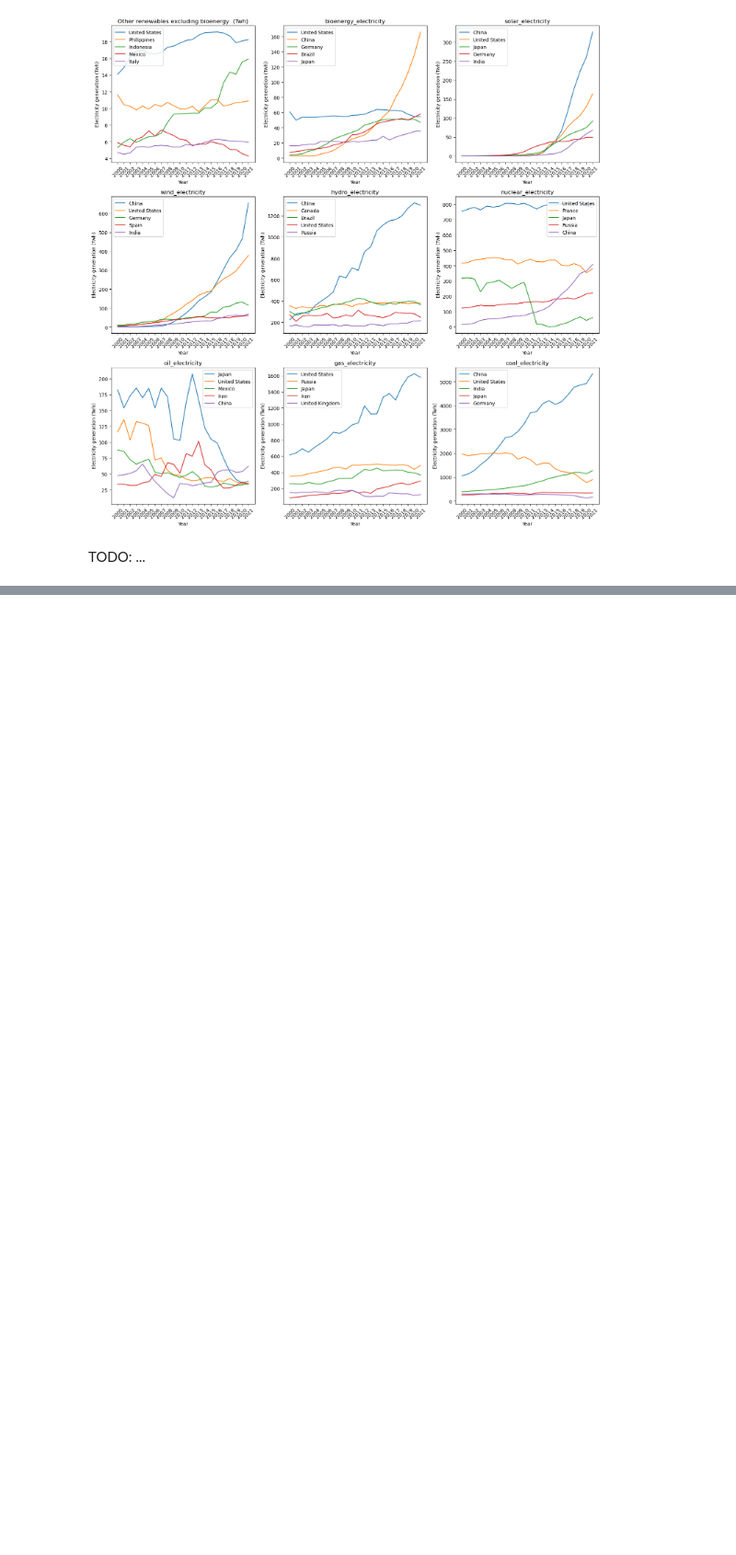
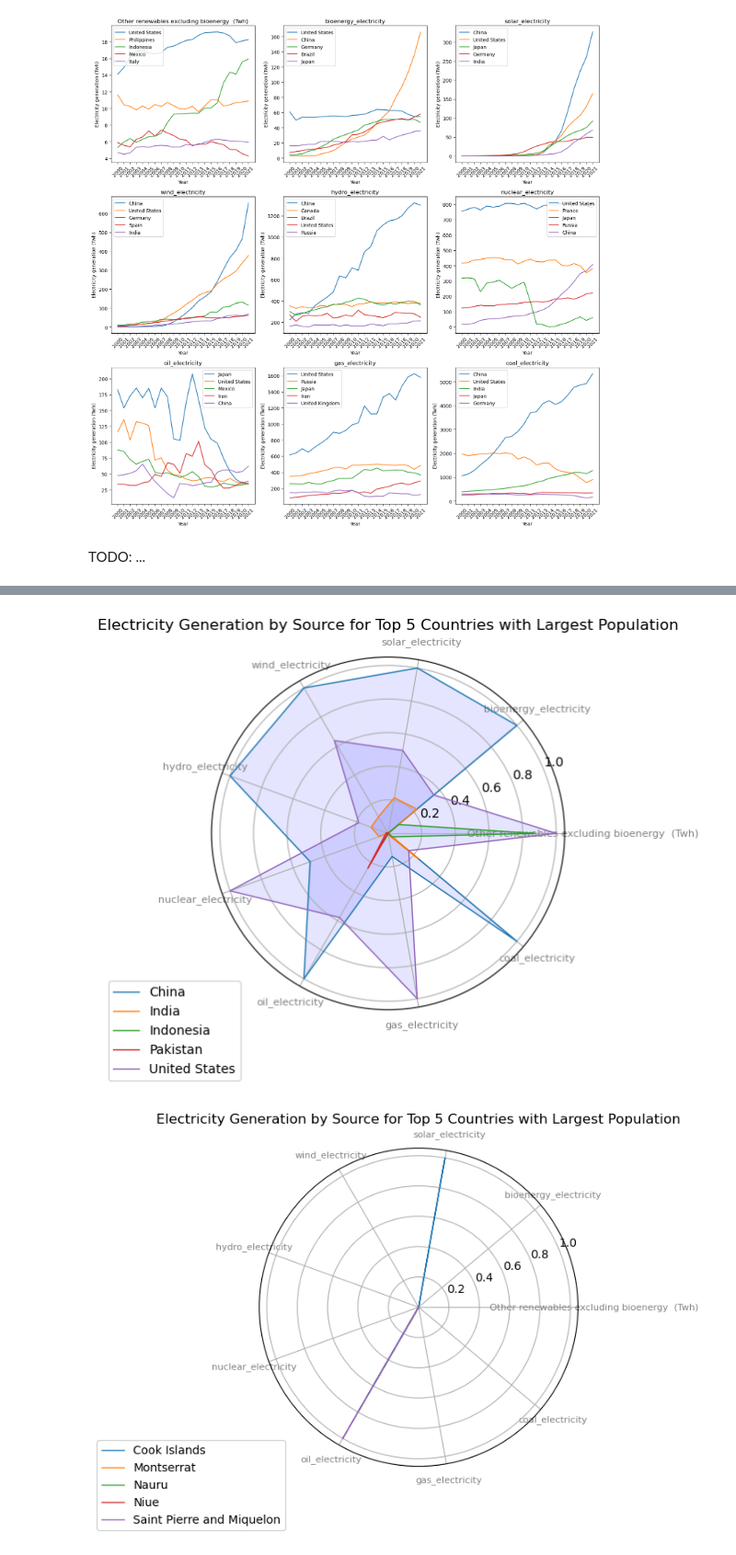
Before and after one commit to phuc-gn/Data-Visualisation-course-HCMUS, a Jupyter notebook: Lab_1/source_codes/notebook.ipynb, the cells around one changed output, grey strips where cells are left out. Shown: that part at 92% size. Drawn from its saved outputs; the diff is of its cells as text; code cells hidden in the pictures; blank space fills up the shorter version.

```diff
--- a/Lab_1/source_codes/notebook.ipynb
+++ b/Lab_1/source_codes/notebook.ipynb
@@ -490,0 +496,4 @@ TODO: ...
+# %%
+top5_largest = raw_df[raw_df['country'].isin(raw_df.groupby('country')['population'].max().nlargest(5).index)]
+top5_smallest = raw_df[raw_df['country'].isin(raw_df.groupby('country')['population'].max().nsmallest(5).index)]
+top5_largest
@@ -490,0 +519,40 @@ TODO: ...
+# %%
+# Chọn các cột điện năng
+columns = ['Other renewables excluding bioenergy  (Twh)', 'bioenergy_electricity',
+       'solar_electricity', 'wind_electricity', 'hydro_electricity',
+       'nuclear_electricity', 'oil_electricity', 'gas_electricity',
+       'coal_electricity']
+
+# Lấy trung bình các giá trị điện năng từ năm 2020 để dễ plot
+data1 = top5_largest[top5_largest['year']>=2020].groupby('country')[columns].mean()
+data2 = top5_smallest[top5_smallest['year']>=2020].groupby('country')[columns].mean()
+
+def radar_chart(data):
+    # CHuẩn hóa
+    scaler = MinMaxScaler()
+    data_normalized = scaler.fit_transform(data)
+
+    # Tính toán góc
+    N = len(data.columns)
+    angles = [n / float(N) * 2 * np.pi for n in range(N)]
+    angles += angles[:1]
+
+    fig, ax = plt.subplots(figsize=(5, 5), subplot_kw=dict(polar=True))
+
+    for i in range(data_normalized.shape[0]):
+        values = data_normalized[i].tolist()
+        values += values[:1]
+        ax.plot(angles, values, linewidth=1, linestyle='solid', label=data.index[i])
+        ax.fill(angles, values, 'b', alpha=0.1)
+
+    plt.xticks(angles[:-1], data.columns, color='grey', size=8)
+    plt.legend(loc='upper right', bbox_to_anchor=(0.1, 0.1))
+    plt.title('Electricity Generation by Source for Top 5 Countries with Largest Population')
+    plt.show()
+
+
+radar_chart(data1)
+radar_chart(data2)
+# %% [output]
+[figure, added]
+[figure, added]
```
Also changed, not shown: parts of 7 cells of this notebook.
